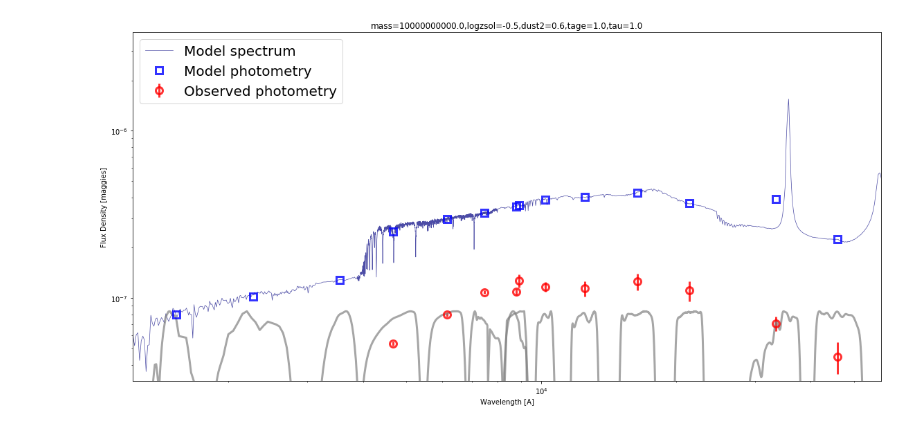
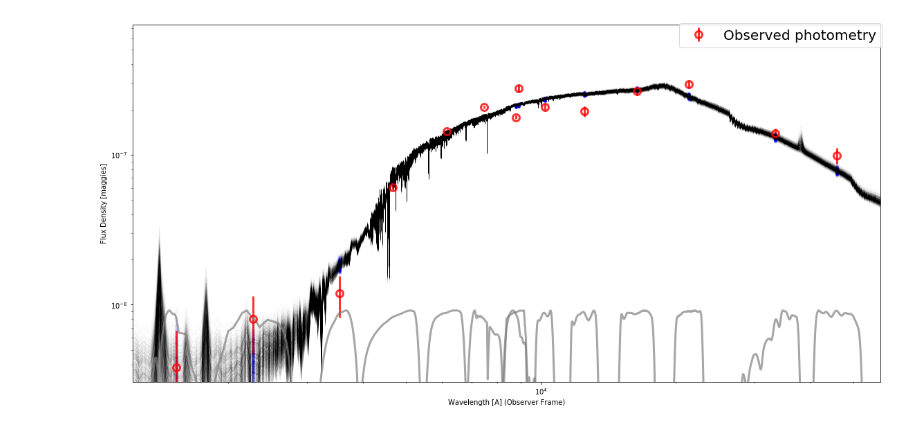
Before and after one commit to mwalmsley/agnfinder, a Jupyter notebook: notebooks/visualise_sed_samples.ipynb, the cells around one changed output. Saved outputs shown, nothing was run; the diff lists cells and outputs as text; code cells hidden in the pictures.

Commit message:
New agn results, add sed traces from dynesty samples

```diff
--- a/notebooks/visualise_sed_samples.ipynb
+++ b/notebooks/visualise_sed_samples.ipynb
@@ -28,0 +49,2 @@ array([ 1.e+10, -5.e-01,  6.e-01,  1.e+00,  1.e+00])
+# %%
+sample_dir = '/home/mike/repos/agnfinder/results/fixed_redshift_with_agn_dynesty_saved_samples'
@@ -28,0 +53,11 @@ array([ 1.e+10, -5.e-01,  6.e-01,  1.e+00,  1.e+00])
+# %%
+all_files = os.listdir(sample_dir)
+h5py_files = [x for x in all_files if '.h5py' in x]
+matching_h5py_files = [x for x in h5py_files if '_{}_'.format(galaxy_index) in x]
+assert len(matching_h5py_files) == 1
+sample_file = matching_h5py_files[0]
+# %%
+with h5py.File(os.path.join(sample_dir, sample_file), 'r') as f:
+    samples = f['samples'][...]
+assert len(samples.shape) == 2
+assert samples.shape[0] > samples.shape[1]
@@ -29,4 +71,8 @@ array([ 1.e+10, -5.e-01,  6.e-01,  1.e+00,  1.e+00])
+# %%
+n_samples = 1000
+burn_in = 2000  # I notice the first few samples are awful - let's exclude the first 1000. Need to revew the algorithm details here!
+sample_indices = np.random.choice(range(burn_in, len(samples)), size=n_samples, replace=False)  # pick random subset of samples to display - 4k is too many
 # %%
-visualise.visualise_obs_and_model(obs, model, model.theta, sps)
+visualise.visualise_obs_and_models(obs, model, samples[sample_indices], sps)
 # %% [output]
-[figure, old version]
+[figure, new version]
```
Also changed, not shown: parts of 21 cells of this notebook, 27 other files.
